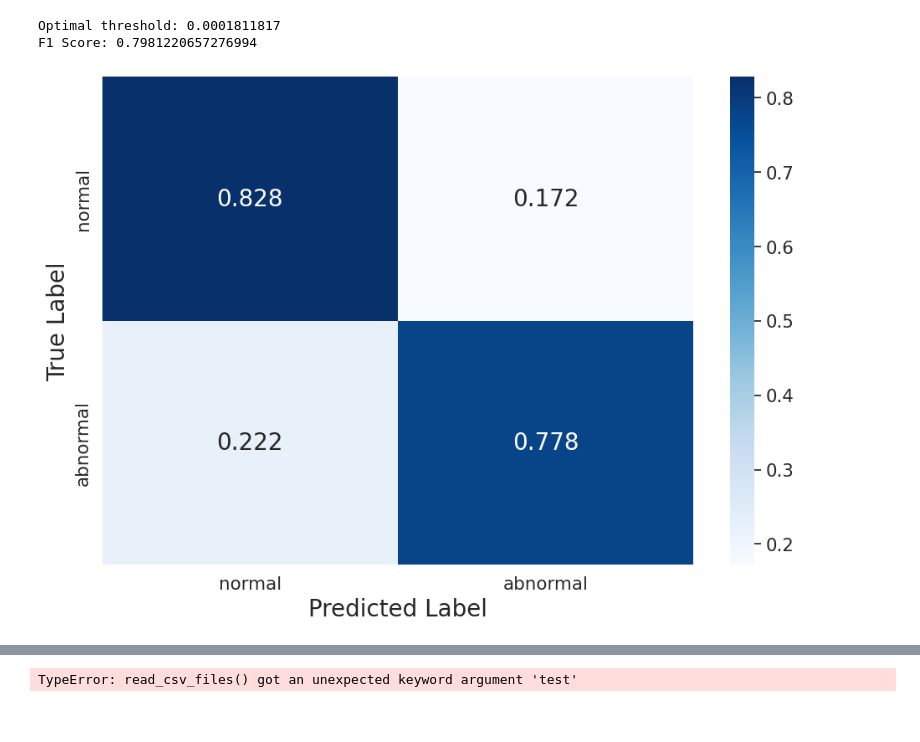
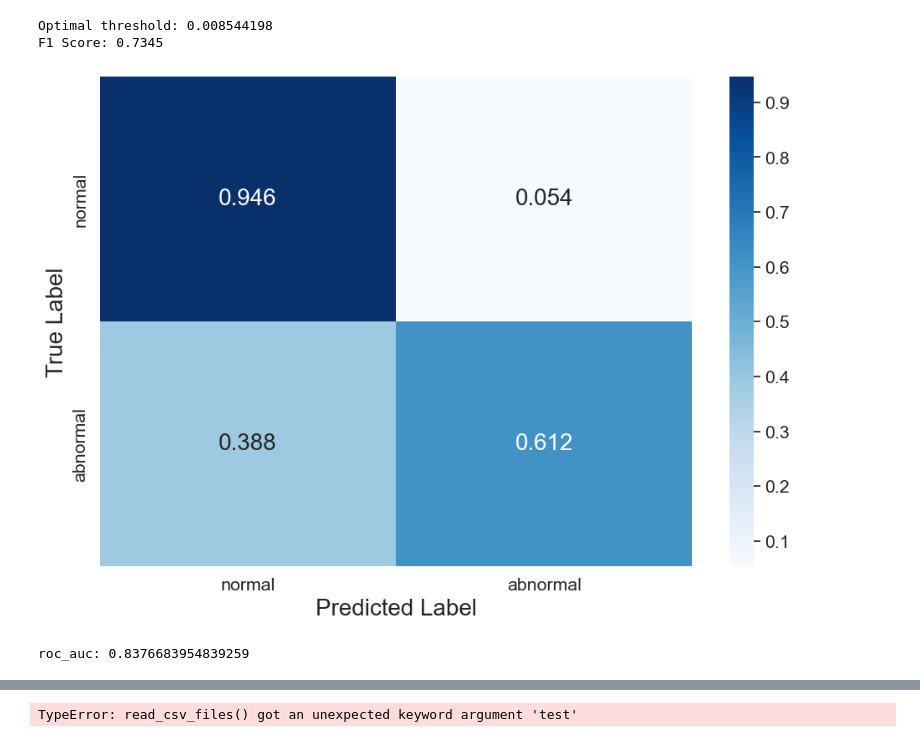
Before and after one commit to Kseorang1218/Deep-Learning-Study, a Jupyter notebook: MIMII/v3/result/6_dB_0903/vis.ipynb, the cells around one changed output, grey strips where cells are left out. Cells and saved outputs as stored; diff of their text form; code cells hidden in the pictures.

```diff
--- a/MIMII/v3/result/6_dB_0903/vis.ipynb
+++ b/MIMII/v3/result/6_dB_0903/vis.ipynb
@@ -103,14 +143,29 @@ process_anomaly_score(test=True)
 # %%
-def calculate_metrics(actual_labels, anomaly_scores):
+# def calculate_metrics(actual_labels, anomaly_scores):
+#     fpr, tpr, thresholds = roc_curve(actual_labels, anomaly_scores)
+#     # print(thresholds)
+#     roc_auc = auc(fpr, tpr)
+#     J = tpr - fpr
+#     optimal_idx = np.argmax(J)
+#     optimal_threshold = thresholds[optimal_idx]
+#     predicted_labels = (anomaly_scores > optimal_threshold).astype(int)
+#     f1 = f1_score(actual_labels, predicted_labels)
+#     return predicted_labels, fpr, tpr, optimal_idx, roc_auc, optimal_threshold, f1
+
+def calculate_threshold(actual_labels, anomaly_scores):
     fpr, tpr, thresholds = roc_curve(actual_labels, anomaly_scores)
     # print(thresholds)
     roc_auc = auc(fpr, tpr)
     J = tpr - fpr
     optimal_idx = np.argmax(J)
     optimal_threshold = thresholds[optimal_idx]
+    return fpr, tpr, roc_auc, optimal_threshold
+
+def calculate_metrics(actual_labels, anomaly_scores, optimal_threshold):
     predicted_labels = (anomaly_scores > optimal_threshold).astype(int)
     f1 = f1_score(actual_labels, predicted_labels)
-    return predicted_labels, fpr, tpr, optimal_idx, roc_auc, optimal_threshold, f1
+    return predicted_labels, f1
+
 
 def draw_confusion_matrix(actual_labels, predicted_labels, test=False):
     cm = confusion_matrix(actual_labels, predicted_labels, normalize='true')
@@ -129,43 +184,48 @@ def draw_confusion_matrix(actual_labels, predicted_labels, test=False):
         plt.show()
     plt.close()
 
-def draw_roc_curve(fpr, tpr, roc_auc, optimal_idx, optimal_threshold, test=False):
+def draw_roc_curve(fpr, tpr, roc_auc, optimal_threshold, test=False):
     plt.figure(figsize=(10, 7))
+    print(f'roc_auc: {roc_auc}')
     plt.plot(fpr, tpr, color='darkorange', lw=2, label=f'ROC curve (AUC = {roc_auc:.2f})')
     plt.plot([0, 1], [0, 1], color='navy', lw=2, linestyle='--')
-    plt.scatter(fpr[optimal_idx], tpr[optimal_idx], color='red', label=f'Optimal Threshold: {optimal_threshold:.2f}')
     plt.xlim([0.0, 1.0])
     plt.ylim([0.0, 1.05])
     plt.xlabel('False Positive Rate', fontsize=14)
     plt.ylabel('True Positive Rate', fontsize=14)
     plt.title('Receiver Operating Characteristic', fontsize=16)
     plt.legend(loc="lower right")
 
     if test:
         plt.tight_layout()
         plt.show()
     else:
         plt.tight_layout()
         plt.show()
 
     plt.close()
 
 def use_Youden_inede(test=False):
-    csv_files = read_csv_files('./test')
-    actual_labels, anomaly_scores = get_labels_and_scores(csv_files)
-    results = calculate_metrics(actual_labels, anomaly_scores)
-    predicted_labels, fpr, tpr, optimal_idx, roc_auc, optimal_threshold, f1 = results
+    val_csv_files = read_csv_files('./')
+    val_actual_labels, val_anomaly_scores = get_labels_and_scores(val_csv_files)
+    fpr, tpr, roc_auc, optimal_threshold = calculate_threshold(val_actual_labels, val_anomaly_scores)
+
+    test_csv_files = read_csv_files('./test')
+    test_actual_labels, test_anomaly_scores = get_labels_and_scores(test_csv_files)
+
+    predicted_labels, f1 = calculate_metrics(test_actual_labels, test_anomaly_scores, optimal_threshold)
 
     print(f'Optimal threshold: {optimal_threshold}')
-    print(f'F1 Score: {f1}')
+    print(f'F1 Score: {f1:.04}')
 
-    draw_confusion_matrix(actual_labels, predicted_labels, test)
-    draw_roc_curve(fpr, tpr, roc_auc, optimal_idx, optimal_threshold, test)
+    draw_confusion_matrix(test_actual_labels, predicted_labels, test)
+    draw_roc_curve(fpr, tpr, roc_auc, optimal_threshold, test)
 
     # return results
 
 use_Youden_inede(test=True)
 # %% [output]
-Optimal threshold: 0.0001811817
-F1 Score: 0.7981220657276994
+Optimal threshold: 0.008544198
+F1 Score: 0.7345
-[figure, old version]
+[figure, new version]
+roc_auc: 0.8376683954839259
```
Also changed, not shown: parts of 6 cells of this notebook, 6 other files.
